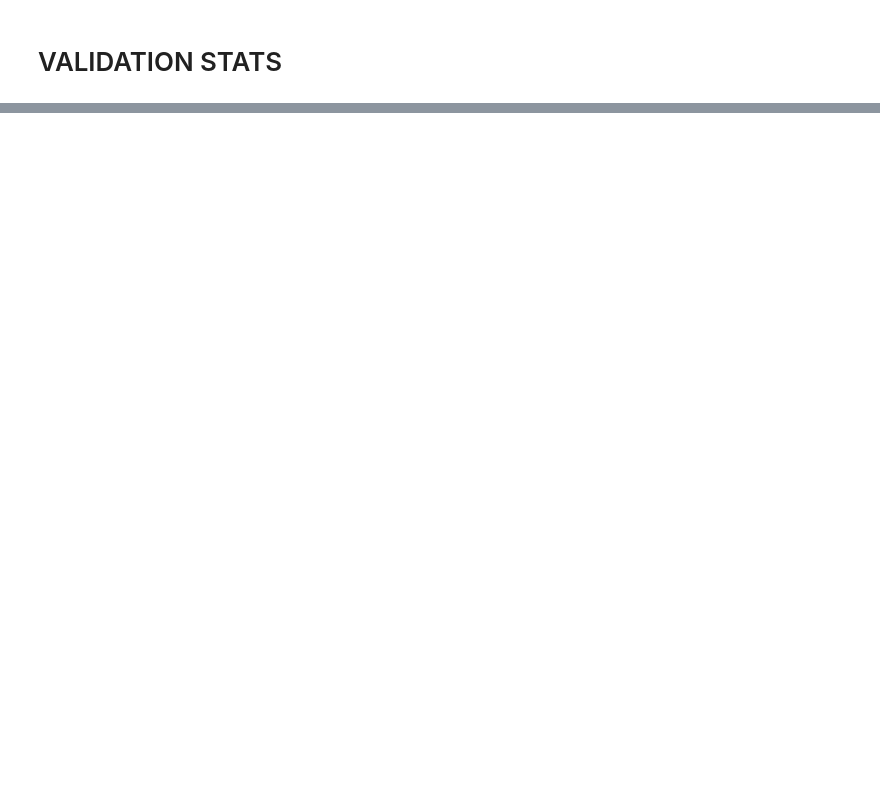
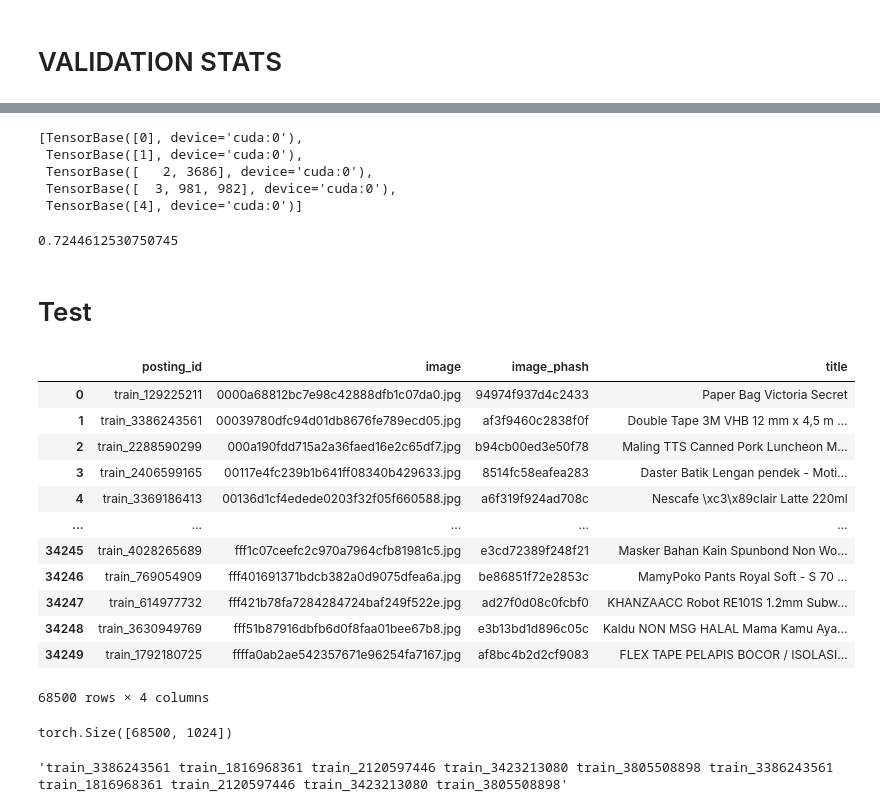
Before and after one commit to slawekslex/shopee, a Jupyter notebook: ImageOnly.ipynb, the cells around one changed output, grey strips where cells are left out. Cells and saved outputs as stored; diff of their text form; code cells hidden in the pictures; blank space fills up the shorter version.

```diff
--- a/ImageOnly.ipynb
+++ b/ImageOnly.ipynb
@@ -143,0 +177,35 @@ TensorCategory(0.5618)
+# %%
+emb_groups = groups_from_embs(embs,0.9)
+emb_groups[:5]
+# %% [output]
+[TensorBase([0], device='cuda:0'),
+ TensorBase([1], device='cuda:0'),
+ TensorBase([   2, 3686], device='cuda:0'),
+ TensorBase([  3, 981, 982], device='cuda:0'),
+ TensorBase([4], device='cuda:0')]
+# %%
+f1_score(emb_groups, real_groups)
+# %% [output]
+0.7244612530750745
+# %% [markdown]
+# Test
+# %%
+fake_test_df = train_df[['posting_id', 'image', 'image_phash', 'title']]
+# %%
+fake_test_df = pd.concat([fake_test_df, fake_test_df])
+# %%
+fake_test_df
+# %% [output]
+|  | posting_id | image | image_phash | title |
+| 0 | train_129225211 | 0000a68812bc7e98c42888dfb1c07da0.jpg | 94974f937d4c2433 | Paper Bag Victoria Secret |
+| 1 | train_3386243561 | 00039780dfc94d01db8676fe789ecd05.jpg | af3f9460c2838f0f | Double Tape 3M VHB 12 mm x 4,5 m ... |
+| 2 | train_2288590299 | 000a190fdd715a2a36faed16e2c65df7.jpg | b94cb00ed3e50f78 | Maling TTS Canned Pork Luncheon M... |
+| 3 | train_2406599165 | 00117e4fc239b1b641ff08340b429633.jpg | 8514fc58eafea283 | Daster Batik Lengan pendek - Moti... |
+| 4 | train_3369186413 | 00136d1cf4edede0203f32f05f660588.jpg | a6f319f924ad708c | Nescafe \xc3\x89clair Latte 220ml |
+| ... | ... | ... | ... | ... |
+| 34245 | train_4028265689 | fff1c07ceefc2c970a7964cfb81981c5.jpg | e3cd72389f248f21 | Masker Bahan Kain Spunbond Non Wo... |
+| 34246 | train_769054909 | fff401691371bdcb382a0d9075dfea6a.jpg | be86851f72e2853c | MamyPoko Pants Royal Soft - S 70 ... |
+| 34247 | train_614977732 | fff421b78fa7284284724baf249f522e.jpg | ad27f0d08c0fcbf0 | KHANZAACC Robot RE101S 1.2mm Subw... |
+| 34248 | train_3630949769 | fff51b87916dbfb6d0f8faa01bee67b8.jpg | e3b13bd1d896c05c | Kaldu NON MSG HALAL Mama Kamu Aya... |
+| 34249 | train_1792180725 | ffffa0ab2ae542357671e96254fa7167.jpg | af8bc4b2d2cf9083 | FLEX TAPE PELAPIS BOCOR / ISOLASI... |
+68500 rows × 4 columns
@@ -143,0 +216,4 @@ TensorCategory(0.5618)
+# %%
+embs.shape
+# %% [output]
+torch.Size([68500, 1024])
@@ -143,0 +225,4 @@ TensorCategory(0.5618)
+# %%
+matches(emb_groups[1], fake_test_df)
+# %% [output]
+'train_3386243561 train_1816968361 train_2120597446 train_3423213080 train_3805508898 train_3386243561 train_1816968361 train_2120597446 train_3423213080 train_3805508898'
```
Also changed, not shown: parts of 41 cells of this notebook, 3 other files.
